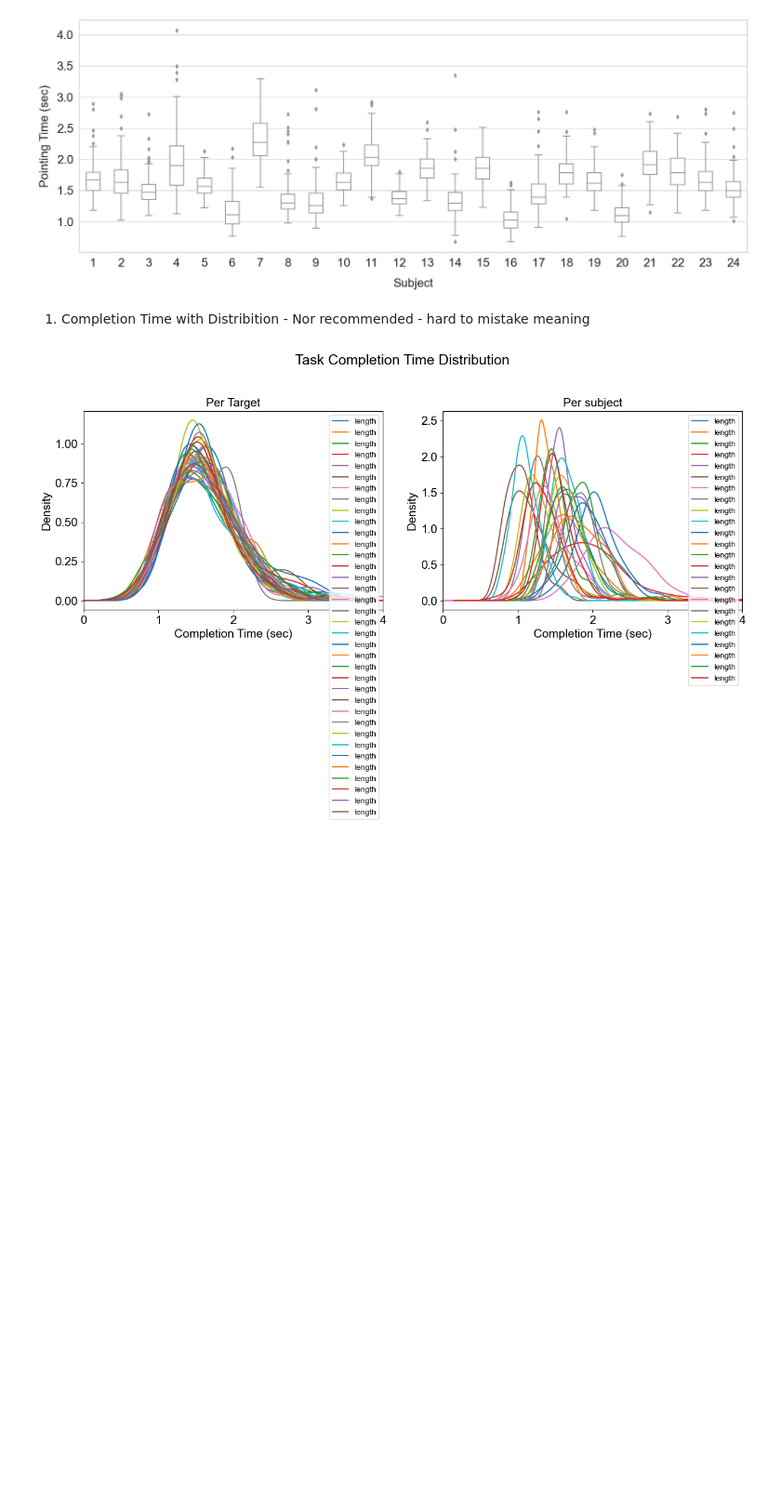
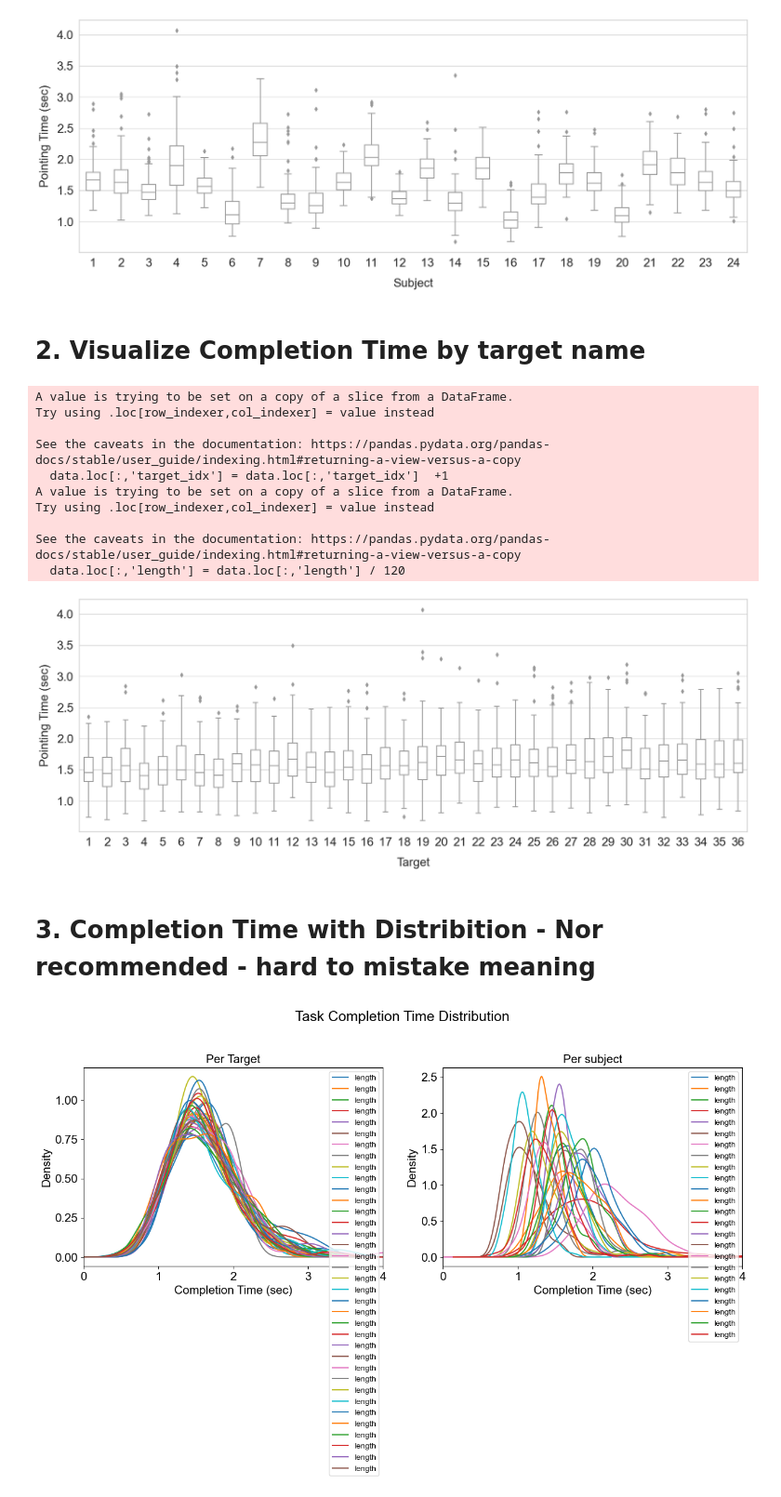
Before and after one commit to gitscade/stats, a Jupyter notebook: 01-metadata.ipynb, the cells around one changed output. Shown at 93% size. Saved outputs shown, nothing was run; the diff lists cells and outputs as text; code cells hidden in the pictures; blank space fills up the shorter version.

```diff
--- a/01-metadata.ipynb
+++ b/01-metadata.ipynb
@@ -51,13 +51,13 @@ sfile = open(spath, 'r', encoding='utf-8')
 sfile = list(csv.reader(sfile))
 
 # ver2 file makes vector feature velocity to hold a and b instead of simple subtraction that is useless
-file_name = "0919-f18r16ver2"
-fpath = "data/data_feature/" + file_name + ".gz"
-ffile = read_gzip(fpath)
+# file_name = "0919-f18r16ver2"
+# fpath = "data/data_feature/" + file_name + ".gz"
+# ffile = read_gzip(fpath)
 
 dfpath = "data/data_feature/0216-df.csv"
 dffile = pd.read_csv(dfpath, na_values=" NaN").dropna(how='all', axis=1)
-dffile = dffile[['sub_idx','file_idx','length', 'orig_length','h','v','d']]
+dffile = dffile[['sub_idx','file_idx','target_idx','length', 'orig_length','h','v','d']]
 print(dffile.head)
 
 params_df = dffile[['h','v','d']]
@@ -111,8 +113,39 @@ Try using .loc[row_indexer,col_indexer] = value instead
 See the caveats in the documentation: https://pandas.pydata.org/pandas-docs/stable/user_guide/indexing.html#returning-a-view-versus-a-copy
   data.loc[:,'length'] = data.loc[:,'length'] / 120
 [figure]
+# %% [markdown]
+# 2. Visualize Completion Time by target name
+# %%
+# data1 = file_method_grouping.loc[file_method_grouping['plot'] == 'gesture_distinction']
+
+data = dffile[dffile.length != -1]
+data.loc[:,'target_idx'] = data.loc[:,'target_idx']  +1
+data.loc[:,'length'] = data.loc[:,'length'] / 120
+fig1 = plt.figure(figsize = (20,7))
+sns.set(style="ticks", palette='Set3')
+sns.set_style("whitegrid")
+
+
+plot = sns.boxplot(x='target_idx', y='length', data=data, color='white', width=0.5)
+plot.set_xlabel("Target",fontsize=20, labelpad=15)
+plot.set_ylabel("Pointing Time (sec)",fontsize=20, labelpad=10)
+plot.tick_params(labelsize=20)
+sns.set_context("paper", rc={"font.size":8,"axes.titlesize":8,"axes.labelsize":5})
+# plt.title('completion_time', fontdict = {'fontsize' : 20})
+# %% [output]
+A value is trying to be set on a copy of a slice from a DataFrame.
+Try using .loc[row_indexer,col_indexer] = value instead
+
+See the caveats in the documentation: https://pandas.pydata.org/pandas-docs/stable/user_guide/indexing.html#returning-a-view-versus-a-copy
+  data.loc[:,'target_idx'] = data.loc[:,'target_idx']  +1
+A value is trying to be set on a copy of a slice from a DataFrame.
+Try using .loc[row_indexer,col_indexer] = value instead
+
+See the caveats in the documentation: https://pandas.pydata.org/pandas-docs/stable/user_guide/indexing.html#returning-a-view-versus-a-copy
+  data.loc[:,'length'] = data.loc[:,'length'] / 120
+[figure, added]
 # %% [markdown]
-1. Completion Time with Distribition - Nor recommended - hard to mistake meaning
+# 3. Completion Time with Distribition - Nor recommended - hard to mistake meaning
 # %%
 
 # need ticks to act as grid : https://stackoverflow.com/questions/24943991/change-grid-interval-and-specify-tick-labels
```
Also changed, not shown: parts of 1 cell of this notebook, 2 other files.
